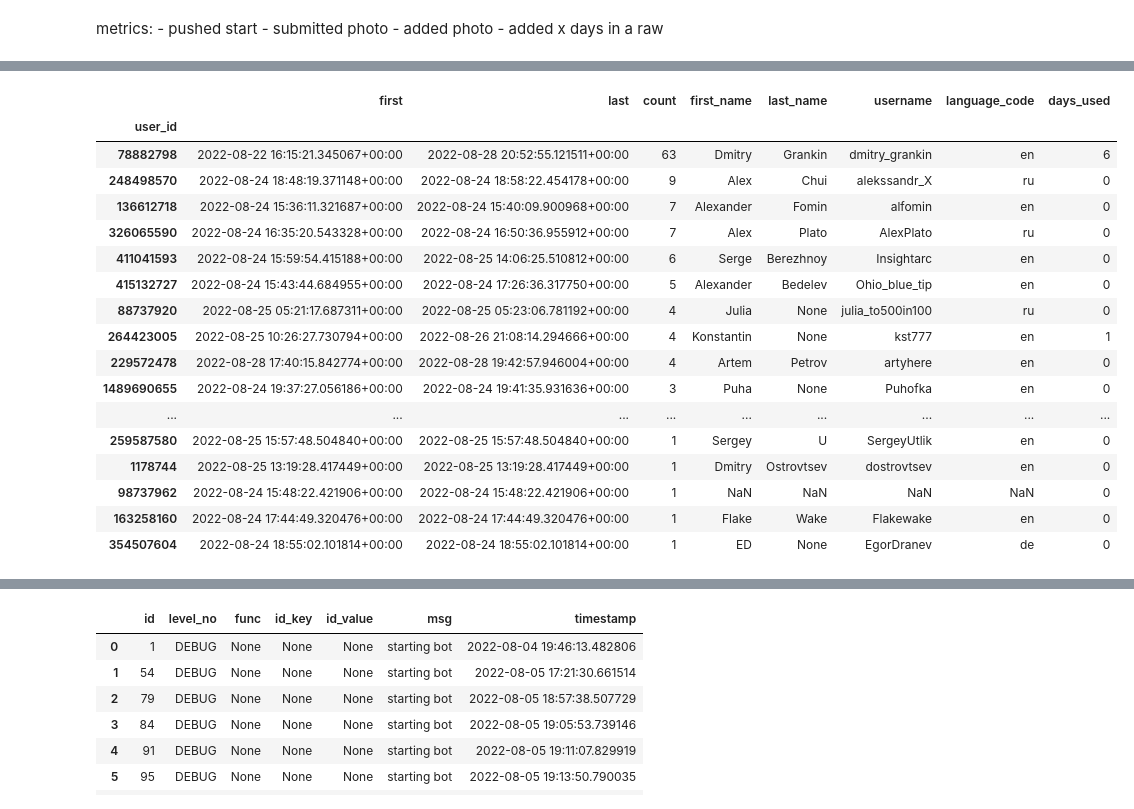
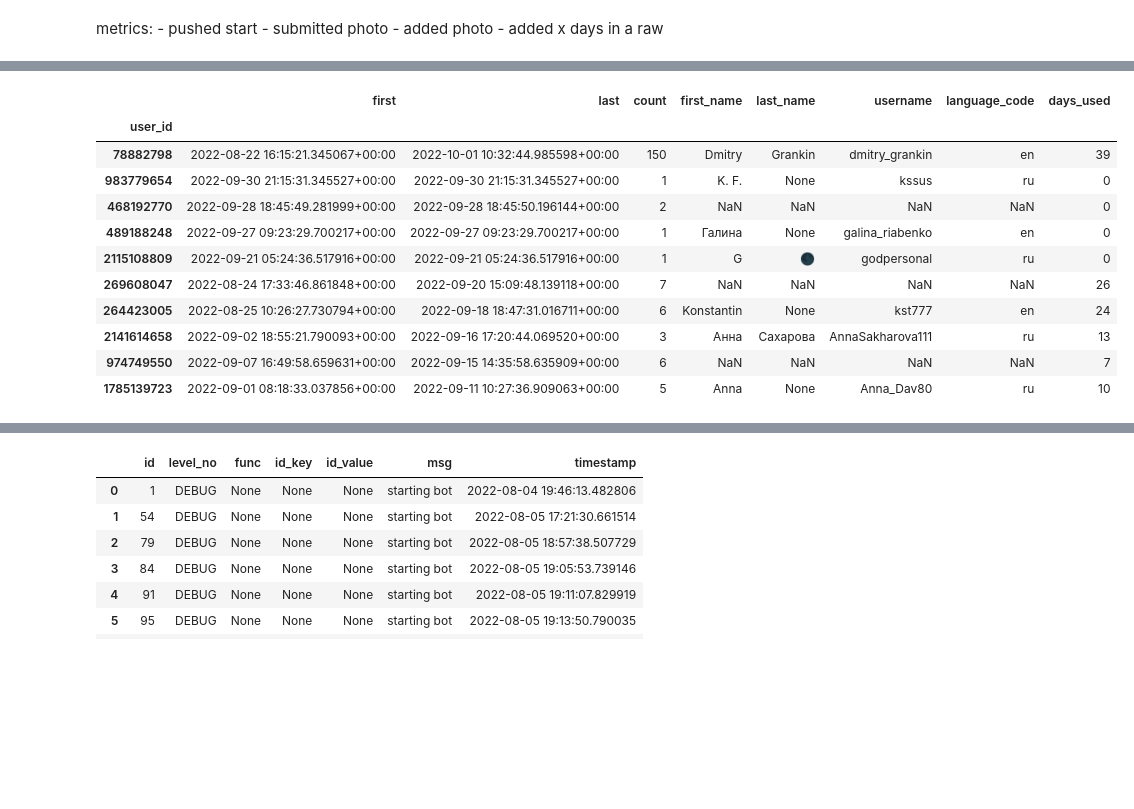
Before and after one commit to DmitriyG228/food, a Jupyter notebook: code/00_nbs/stats.ipynb, the cells around one changed output, grey strips where cells are left out. Saved outputs shown, nothing was run; the diff lists cells and outputs as text; code cells hidden in the pictures; blank space fills up the shorter version.

```diff
--- a/code/00_nbs/stats.ipynb
+++ b/code/00_nbs/stats.ipynb
@@ -39,36 +58,30 @@ users
 # %%
 def photo_submits_groupy(g):
     g['first'] = g['timestamp'].min()
     g['last']  = g['timestamp'].max()
     g['count'] = g['photo_id'].count()
     return g[['first','last','count']].drop_duplicates()
 
 photo_submits = dishes.drop_duplicates("photo_id")
 
 photo_submits = photo_submits.groupby('user_id').apply(photo_submits_groupy)
 photo_submits = photo_submits.reset_index().drop(columns = ['level_1']).set_index('user_id')
 photo_submits = photo_submits.join(users).sort_values('count',ascending = False)
 photo_submits['days_used'] = (photo_submits['last']-photo_submits['first']).dt.days
 
-photo_submits
+photo_submits.sort_values('last',ascending=False).head(10)
 # %% [output]
 |  | first | last | count | first_name | last_name | username | language_code | days_used |
 | user_id |  |  |  |  |  |  |  |  |
-| 78882798 | 2022-08-22 16:15:21.345067+00:00 | 2022-08-28 20:52:55.121511+00:00 | 63 | Dmitry | Grankin | dmitry_grankin | en | 6 |
-| 248498570 | 2022-08-24 18:48:19.371148+00:00 | 2022-08-24 18:58:22.454178+00:00 | 9 | Alex | Chui | alekssandr_X | ru | 0 |
-| 136612718 | 2022-08-24 15:36:11.321687+00:00 | 2022-08-24 15:40:09.900968+00:00 | 7 | Alexander | Fomin | alfomin | en | 0 |
-| 326065590 | 2022-08-24 16:35:20.543328+00:00 | 2022-08-24 16:50:36.955912+00:00 | 7 | Alex | Plato | AlexPlato | ru | 0 |
-| 411041593 | 2022-08-24 15:59:54.415188+00:00 | 2022-08-25 14:06:25.510812+00:00 | 6 | Serge | Berezhnoy | Insightarc | en | 0 |
-| 415132727 | 2022-08-24 15:43:44.684955+00:00 | 2022-08-24 17:26:36.317750+00:00 | 5 | Alexander | Bedelev | Ohio_blue_tip | en | 0 |
-| 88737920 | 2022-08-25 05:21:17.687311+00:00 | 2022-08-25 05:23:06.781192+00:00 | 4 | Julia | None | julia_to500in100 | ru | 0 |
-| 264423005 | 2022-08-25 10:26:27.730794+00:00 | 2022-08-26 21:08:14.294666+00:00 | 4 | Konstantin | None | kst777 | en | 1 |
-| 229572478 | 2022-08-28 17:40:15.842774+00:00 | 2022-08-28 19:42:57.946004+00:00 | 4 | Artem | Petrov | artyhere | en | 0 |
-| 1489690655 | 2022-08-24 19:37:27.056186+00:00 | 2022-08-24 19:41:35.931636+00:00 | 3 | Puha | None | Puhofka | en | 0 |
-| ... | ... | ... | ... | ... | ... | ... | ... | ... |
-| 259587580 | 2022-08-25 15:57:48.504840+00:00 | 2022-08-25 15:57:48.504840+00:00 | 1 | Sergey | U | SergeyUtlik | en | 0 |
-| 1178744 | 2022-08-25 13:19:28.417449+00:00 | 2022-08-25 13:19:28.417449+00:00 | 1 | Dmitry | Ostrovtsev | dostrovtsev | en | 0 |
-| 98737962 | 2022-08-24 15:48:22.421906+00:00 | 2022-08-24 15:48:22.421906+00:00 | 1 | NaN | NaN | NaN | NaN | 0 |
-| 163258160 | 2022-08-24 17:44:49.320476+00:00 | 2022-08-24 17:44:49.320476+00:00 | 1 | Flake | Wake | Flakewake | en | 0 |
-| 354507604 | 2022-08-24 18:55:02.101814+00:00 | 2022-08-24 18:55:02.101814+00:00 | 1 | ED | None | EgorDranev | de | 0 |
+| 78882798 | 2022-08-22 16:15:21.345067+00:00 | 2022-10-01 10:32:44.985598+00:00 | 150 | Dmitry | Grankin | dmitry_grankin | en | 39 |
+| 983779654 | 2022-09-30 21:15:31.345527+00:00 | 2022-09-30 21:15:31.345527+00:00 | 1 | K. F. | None | kssus | ru | 0 |
+| 468192770 | 2022-09-28 18:45:49.281999+00:00 | 2022-09-28 18:45:50.196144+00:00 | 2 | NaN | NaN | NaN | NaN | 0 |
+| 489188248 | 2022-09-27 09:23:29.700217+00:00 | 2022-09-27 09:23:29.700217+00:00 | 1 | Галина | None | galina_riabenko | en | 0 |
+| 2115108809 | 2022-09-21 05:24:36.517916+00:00 | 2022-09-21 05:24:36.517916+00:00 | 1 | G | 🌑 | godpersonal | ru | 0 |
+| 269608047 | 2022-08-24 17:33:46.861848+00:00 | 2022-09-20 15:09:48.139118+00:00 | 7 | NaN | NaN | NaN | NaN | 26 |
+| 264423005 | 2022-08-25 10:26:27.730794+00:00 | 2022-09-18 18:47:31.016711+00:00 | 6 | Konstantin | None | kst777 | en | 24 |
+| 2141614658 | 2022-09-02 18:55:21.790093+00:00 | 2022-09-16 17:20:44.069520+00:00 | 3 | Анна | Сахарова | AnnaSakharova111 | ru | 13 |
+| 974749550 | 2022-09-07 16:49:58.659631+00:00 | 2022-09-15 14:35:58.635909+00:00 | 6 | NaN | NaN | NaN | NaN | 7 |
+| 1785139723 | 2022-09-01 08:18:33.037856+00:00 | 2022-09-11 10:27:36.909063+00:00 | 5 | Anna | None | Anna_Dav80 | ru | 10 |
 # %%
 pd.read_sql('select * from food.bot_logs order by timestamp desc limit 5',engine)
```
Also changed, not shown: parts of 9 cells of this notebook, 9 other files.
